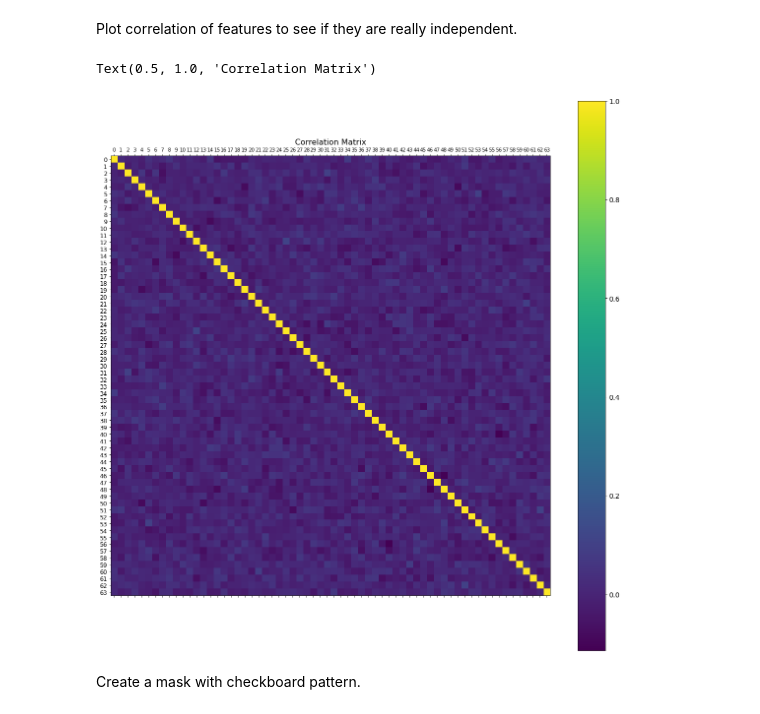
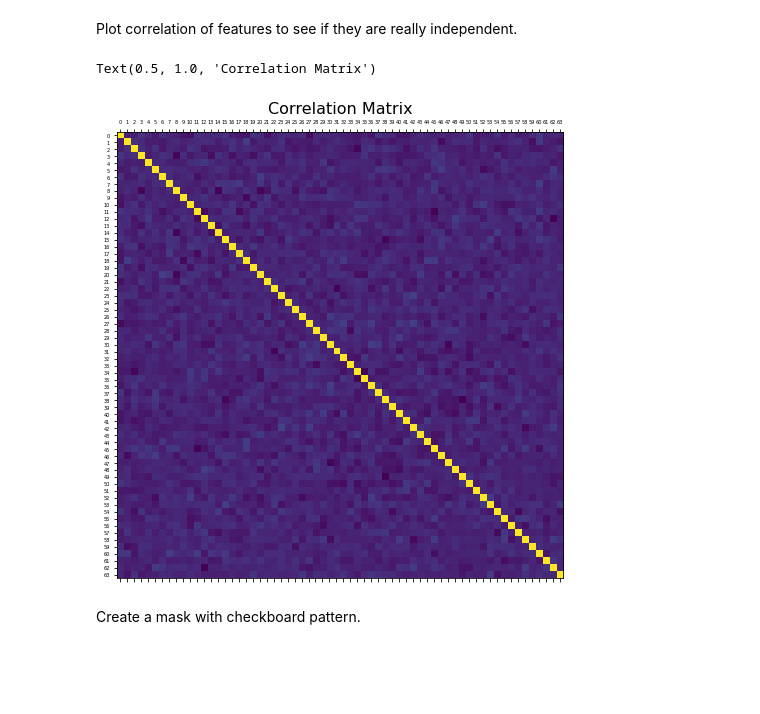
Before and after one commit to fanglidayan/normalizing_flows, a Jupyter notebook: normalizing-flows.ipynb, the cells around one changed output. Drawn from its saved outputs; the diff is of its cells as text; code cells hidden in the pictures; blank space fills up the shorter version.

```diff
--- a/normalizing-flows.ipynb
+++ b/normalizing-flows.ipynb
@@ -37,14 +39,14 @@ Plot correlation of features to see if they are really independent.
 # %%
 f = plt.figure(figsize=(8, 8))
 plt.matshow(X_frame.corr(), fignum=f.number)
-plt.xticks(range(X_frame.select_dtypes(['number']).shape[1]), X_frame.select_dtypes(['number']).columns, fontsize=10, rotation=0)
-plt.yticks(range(X_frame.select_dtypes(['number']).shape[1]), X_frame.select_dtypes(['number']).columns, fontsize=12)
+plt.xticks(range(X_frame.select_dtypes(['number']).shape[1]), X_frame.select_dtypes(['number']).columns, fontsize=5, rotation=0)
+plt.yticks(range(X_frame.select_dtypes(['number']).shape[1]), X_frame.select_dtypes(['number']).columns, fontsize=5)
 #cb = plt.colorbar()
-cb.ax.tick_params(labelsize=14)
+#cb.ax.tick_params(labelsize=14)
 plt.title('Correlation Matrix', fontsize=16)
 # %% [output]
 Text(0.5, 1.0, 'Correlation Matrix')
-[figure, old version]
+[figure, new version]
 # %% [markdown]
 Create a mask with checkboard pattern.
 # %%
```
Also changed, not shown: parts of 5 cells of this notebook.
